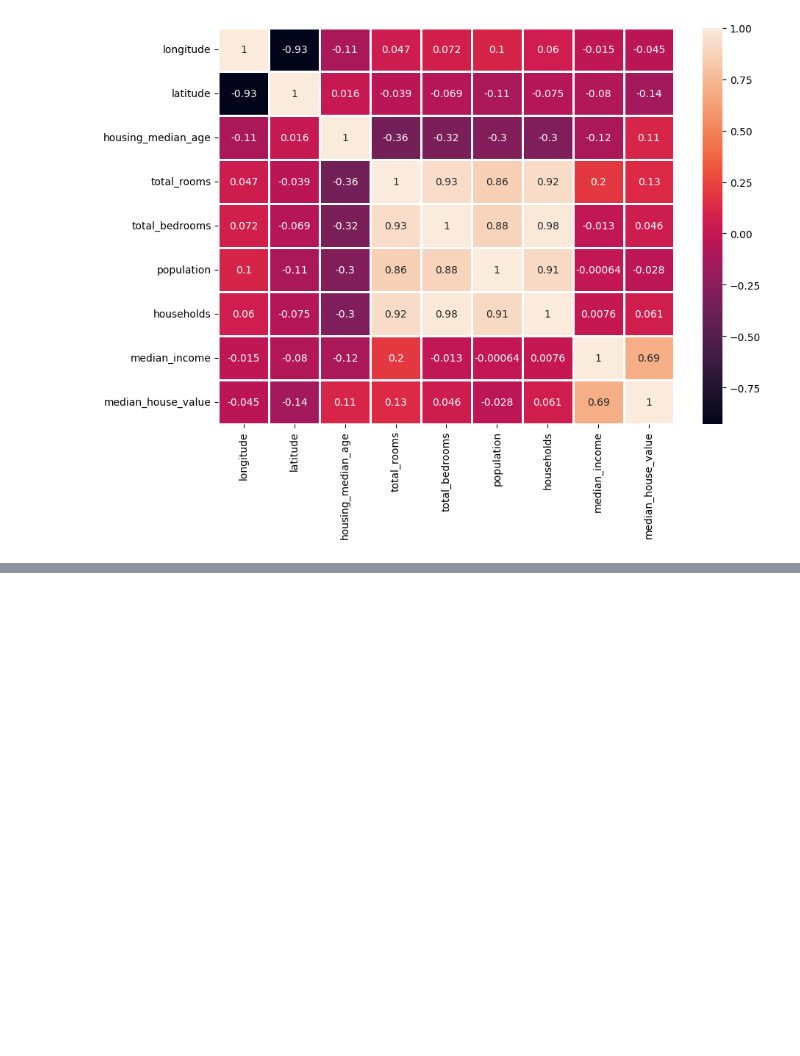
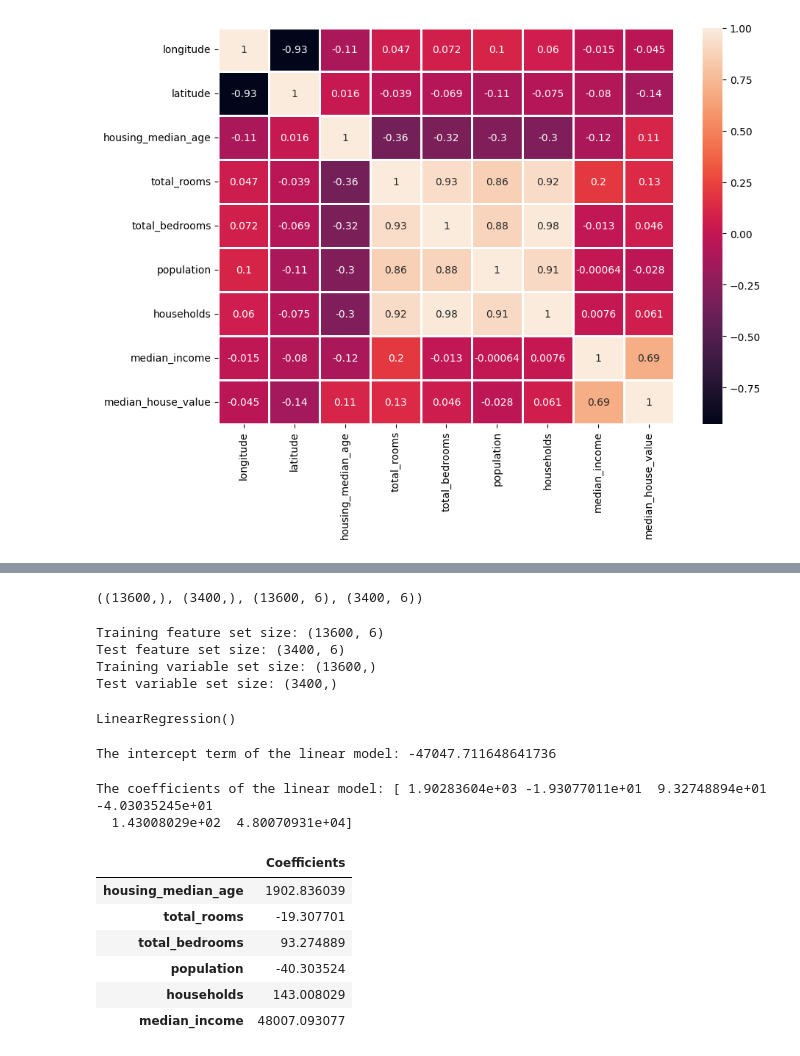
Before and after one commit to 2303A51165/thrishla, a Jupyter notebook: Lab4.ipynb, the cells around one changed output, grey strips where cells are left out. Drawn from its saved outputs; the diff is of its cells as text; code cells hidden in the pictures; blank space fills up the shorter version.

```diff
--- a/Lab4.ipynb
+++ b/Lab4.ipynb
@@ -92,0 +156,17 @@ sns.heatmap(df.corr(),annot=True,linewidths=2)
+# %%
+X_train, X_test, y_train, y_test = train_test_split(X, y,
+                            test_size=0.2, random_state=123)
+# %%
+y_train.shape, y_test.shape, X_train.shape, X_test.shape
+# %% [output]
+((13600,), (3400,), (13600, 6), (3400, 6))
+# %%
+print("Training feature set size:",X_train.shape)
+print("Test feature set size:",X_test.shape)
+print("Training variable set size:",y_train.shape)
+print("Test variable set size:",y_test.shape)
+# %% [output]
+Training feature set size: (13600, 6)
+Test feature set size: (3400, 6)
+Training variable set size: (13600,)
+Test variable set size: (3400,)
@@ -92,0 +176,29 @@ sns.heatmap(df.corr(),annot=True,linewidths=2)
+# %%
+lm = LinearRegression() # Creating a Linear Regression object 'lm'
+# %%
+lm.fit(X_train,y_train) # Fit the linear model on to the 'lm' object itself i.e. no need to set this to another variable
+# %% [output]
+LinearRegression()
+# %%
+print("The intercept term of the linear model:", lm.intercept_)
+# %% [output]
+The intercept term of the linear model: -47047.711648641736
+# %%
+print("The coefficients of the linear model:", lm.coef_)
+# %% [output]
+The coefficients of the linear model: [ 1.90283604e+03 -1.93077011e+01  9.32748894e+01 -4.03035245e+01
+  1.43008029e+02  4.80070931e+04]
+# %%
+#idict = {'Coefficients':lm.intercept_}
+#idf = pd.DataFrame(data=idict,index=['Intercept'])
+cdf = pd.DataFrame(data=lm.coef_, index=X_train.columns, columns=["Coefficients"])
+#cdf=pd.concat([idf,cdf], axis=0)
+cdf
+# %% [output]
+|  | Coefficients |
+| housing_median_age | 1902.836039 |
+| total_rooms | -19.307701 |
+| total_bedrooms | 93.274889 |
+| population | -40.303524 |
+| households | 143.008029 |
+| median_income | 48007.093077 |
```
Also changed, not shown: parts of 7 cells of this notebook.
